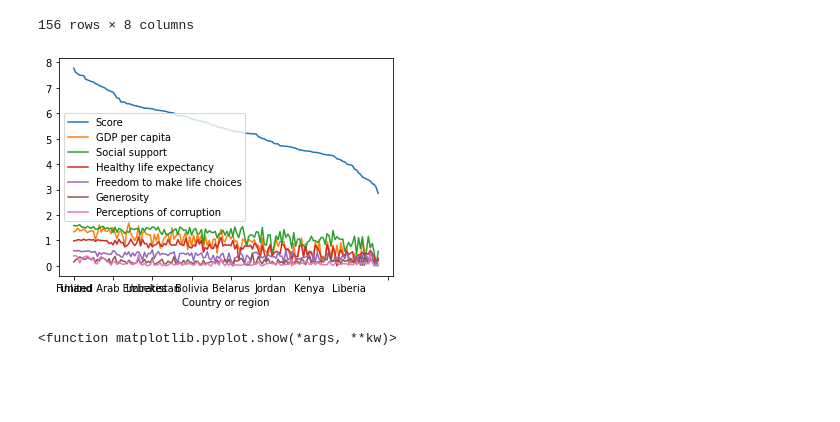
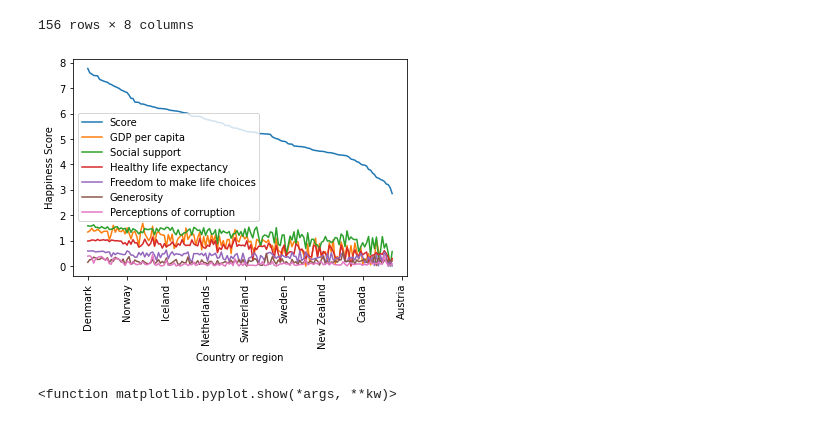
Before and after one commit to zoeyyzh/springboard, a Jupyter notebook: HappinessReport.ipynb, the cells around one changed output. Drawn from its saved outputs; the diff is of its cells as text; code cells hidden in the pictures; blank space fills up the shorter version.

```diff
--- a/HappinessReport.ipynb
+++ b/HappinessReport.ipynb
@@ -19,10 +19,12 @@ df
 156 rows × 8 columns
 # %%
 import matplotlib.pyplot as plt
-df[['Score','GDP per capita','Social support','Healthy life expectancy','Freedom to make life choices','Generosity','Perceptions of corruption']].plot()
+plot_line = df[['Score','GDP per capita','Social support','Healthy life expectancy','Freedom to make life choices','Generosity','Perceptions of corruption']].plot()
+plot_line.set_ylabel('Happiness Score')
+plot_line.set_xticklabels(df.index, rotation=90)
 plt.show()
 # %% [output]
-[figure, old version]
+[figure, new version]
 # %%
 df.plot(y='Score',kind='hist',bins=25,cumulative=True)
 plt.xlabel('Score')
```
Also changed, not shown: parts of 8 cells of this notebook.
